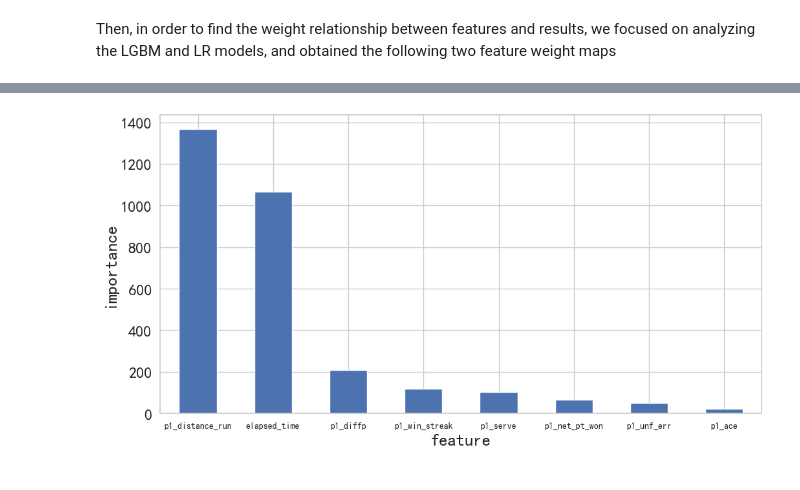
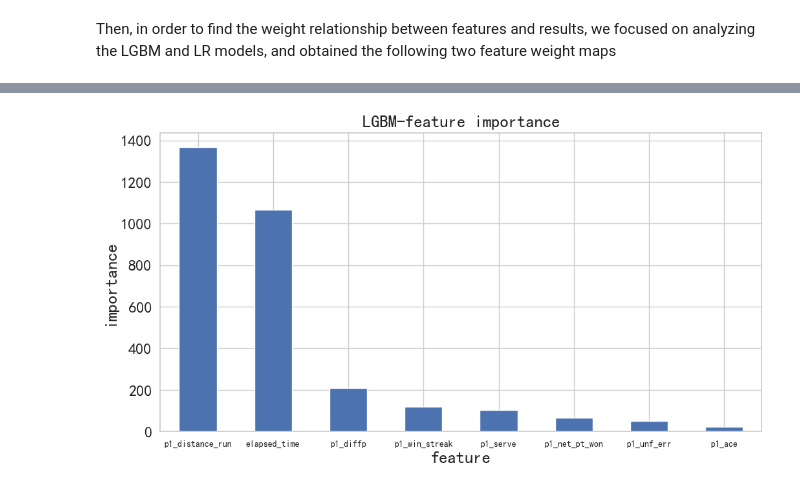
Before and after one commit to Jack-Huang02/MCM-C-Momentum-in-Tennis, a Jupyter notebook: tennis.ipynb, the cells around one changed output, grey strips where cells are left out. Cells and saved outputs as stored; diff of their text form; code cells hidden in the pictures.

```diff
--- a/tennis.ipynb
+++ b/tennis.ipynb
@@ -231,19 +249,20 @@ plt.show()
 # %%
 import seaborn as sns
 sns.set(font= "simhei",style="whitegrid",font_scale=1.6)
 import matplotlib
 matplotlib.rcParams['axes.unicode_minus']=False # 解决坐标轴的负号显示问题
 import matplotlib.pyplot as plt
 import plotly.express as px
 
 #输出重要性得分
 f = pd.DataFrame({'col':list(columns),'score':model1.feature_importances_}).sort_values(by='score',ascending=False)
 f.index = f['col']
 f["score"].plot(kind = "bar",figsize = (12,6)) #颜色,matplotlib
 plt.xlabel("feature")
 plt.ylabel("importance")
 plt.xticks(rotation = 0,fontsize = 10)
 plt.savefig('results\\LGBM-feature importance.png',dpi=500,bbox_inches='tight')
+plt.title('LGBM-feature importance')
 plt.show()
 # %% [output]
-[figure, old version]
+[figure, new version]
```
Also changed, not shown: parts of 4 cells of this notebook, 1 other file.
